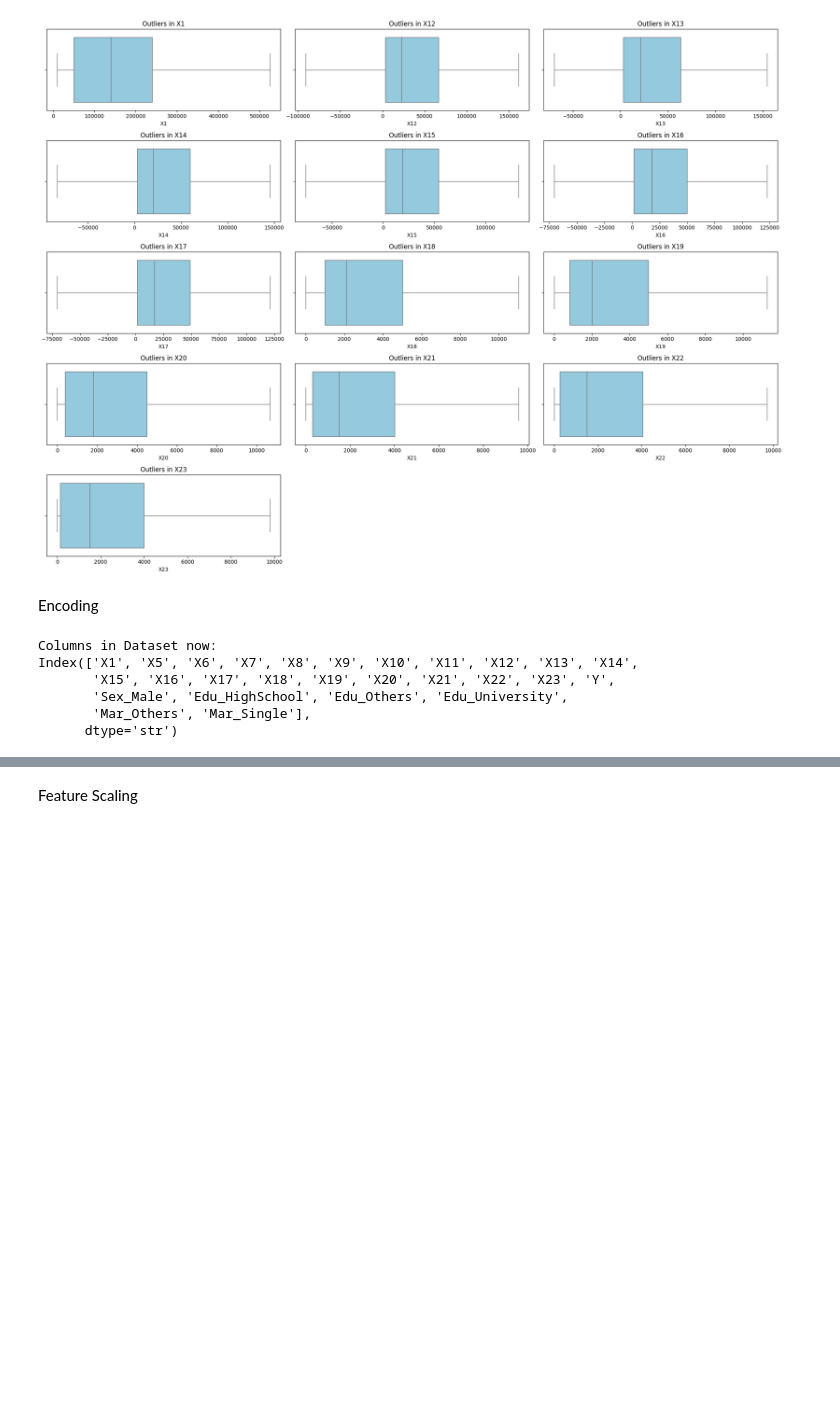
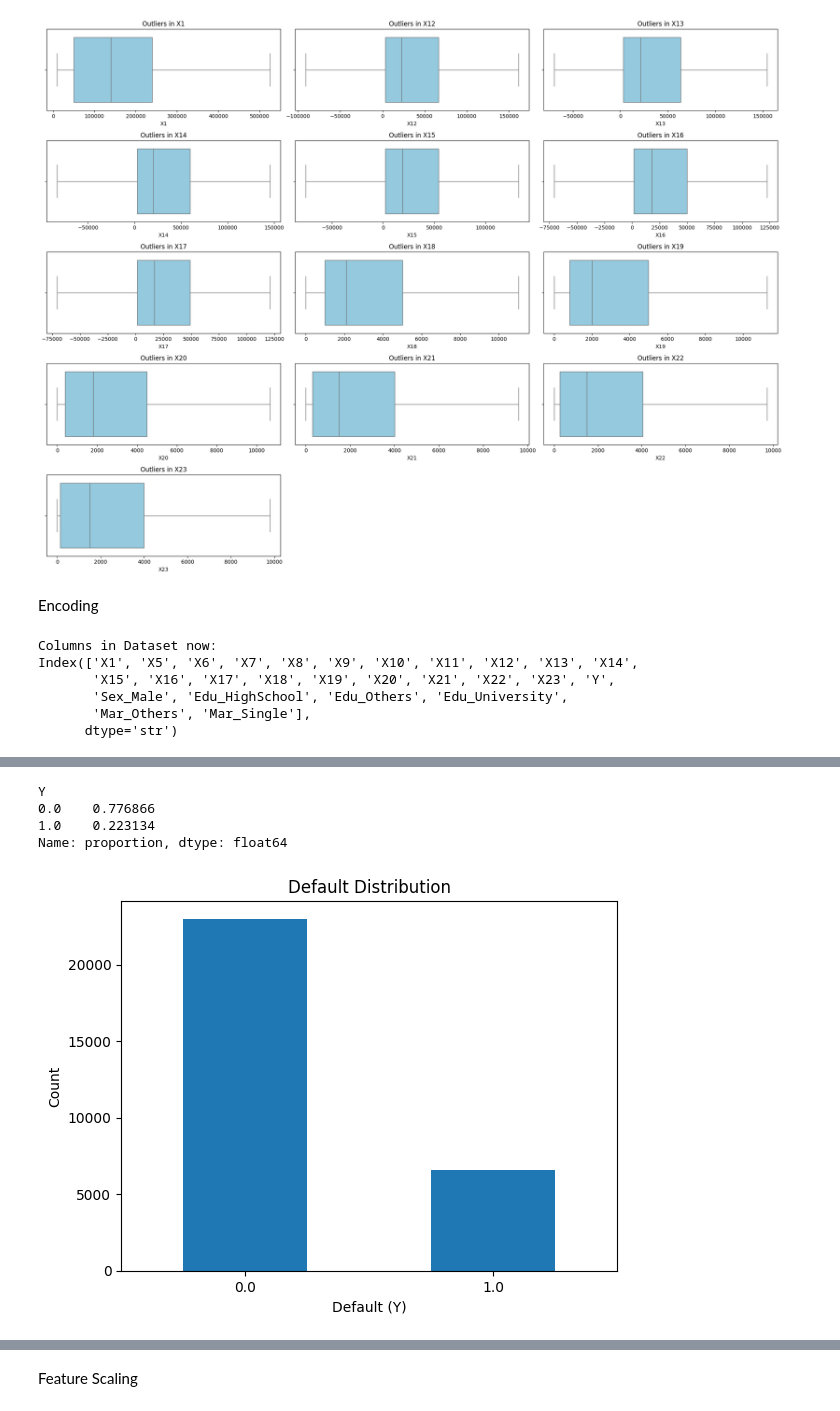
Before and after one commit to AhmedAyman12gh/credit-card-default-prediction, a Jupyter notebook: Phase1.ipynb, the cells around one changed output, grey strips where cells are left out. Drawn from its saved outputs; the diff is of its cells as text; code cells hidden in the pictures; blank space fills up the shorter version.

```diff
--- a/Phase1.ipynb
+++ b/Phase1.ipynb
@@ -205,0 +265,8 @@ Index(['X1', 'X5', 'X6', 'X7', 'X8', 'X9', 'X10', 'X11', 'X12', 'X13', 'X14',
+# %%
+#Class imbalance
+df["Y"].value_counts(normalize=True)
+# %% [output]
+Y
+0.0    0.776866
+1.0    0.223134
+Name: proportion, dtype: float64
@@ -205,0 +279,10 @@ Index(['X1', 'X5', 'X6', 'X7', 'X8', 'X9', 'X10', 'X11', 'X12', 'X13', 'X14',
+# %%
+df["Y"].value_counts().plot(kind="bar")
+
+plt.title("Default Distribution")
+plt.xlabel("Default (Y)")
+plt.ylabel("Count")
+plt.xticks(rotation=0)
+plt.show()
+# %% [output]
+[figure, added]
```
Also changed, not shown: parts of 14 cells of this notebook.
